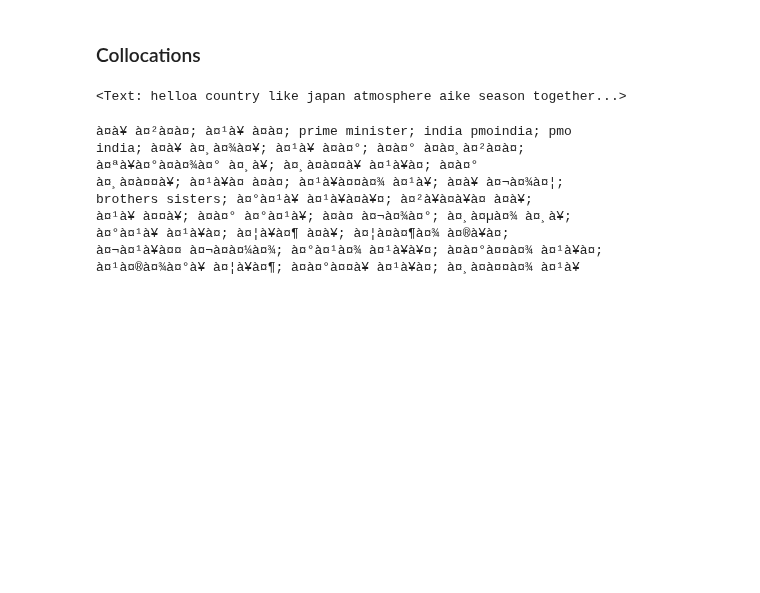
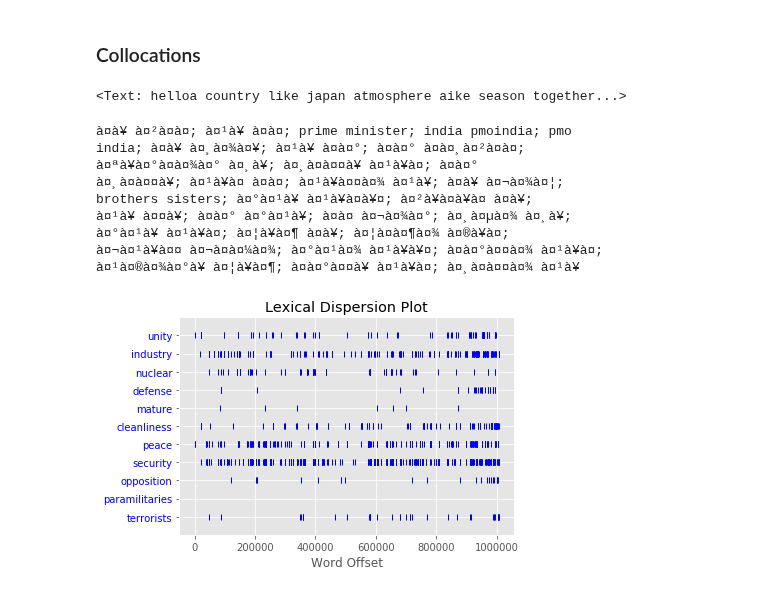
Before and after one commit to katreparitosh/Discourse-Analytics-of-Political-Speech-Transcripts, a Jupyter notebook: Code/Analysis/Analysis.ipynb, the cells around one changed output. Cells and saved outputs as stored; diff of their text form; code cells hidden in the pictures; blank space fills up the shorter version.

```diff
--- a/Code/Analysis/Analysis.ipynb
+++ b/Code/Analysis/Analysis.ipynb
@@ -551,3 +551,5 @@
 # %%
-all_speeches_Text.dispersion_plot(['uribe', 'lleras', 'angelino', 'chávez', 'maduro', 'correa',\
+all_speeches_Text.dispersion_plot(['unity', 'industry', 'nuclear', 'defense', 'mature', 'cleanliness',\
                                    'peace', 'security', 'opposition', 'paramilitaries', 'terrorists'])
+# %% [output]
+[figure, added]
```
